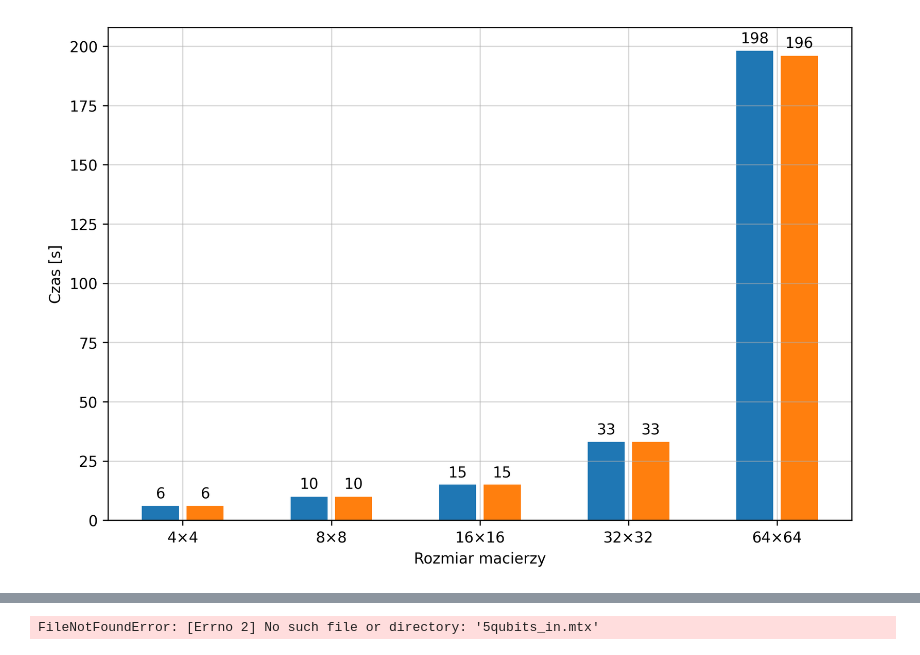
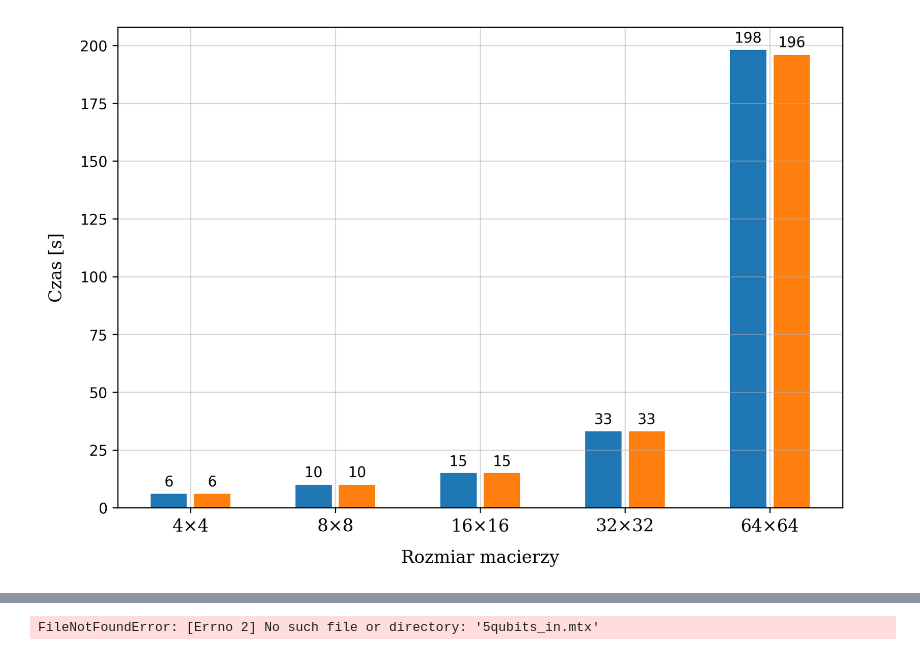
Before and after one commit to Argmaster/bachelors_thesis, a Jupyter notebook: resources/benchmark_3/plot.ipynb, the cells around one changed output, grey strips where cells are left out. Drawn from its saved outputs; the diff is of its cells as text; code cells hidden in the pictures.

```diff
--- a/resources/benchmark_3/plot.ipynb
+++ b/resources/benchmark_3/plot.ipynb
@@ -87,32 +87,34 @@ iters = [25867, 65726, 129467, 405058, 1680436]
 # %%
 fig = plt.figure(figsize=(9, 6), dpi=300)
 ax = plt.subplot()
 X = np.array([1.0, 2.0, 3.0, 4.0, 5.0, 6.0, 7.0, 8.0, 9.0, 10.0])
 
 rects = ax.bar(X[::2] + 0.2, times.mean(axis=1).astype(np.int64), width=0.5)
 ax.bar_label(rects, padding=3)
 
 rects = ax.bar(X[1::2] - 0.2, times_alt.mean(axis=1).astype(np.int64), width=0.5)
 ax.bar_label(rects, padding=3)
 
 ax.xaxis.set_ticks(
     X[::2] + 0.5,
     [
         "4\xD74",
         "8\xD78",
         "16\xD716",
         "32\xD732",
         "64\xD764",
     ],
+    fontsize=12,
+    family="serif",
 )
 
-ax.set_ylabel("Czas [s]")
-ax.set_xlabel("Rozmiar macierzy")
+ax.set_ylabel("Czas [s]", labelpad=10.0, fontsize=12, family="serif")
+ax.set_xlabel("Rozmiar macierzy", labelpad=10.0, fontsize=12, family="serif")
 
 ax.grid(alpha=0.5)
 
 fig.savefig("plot.png")
 # %% [output]
-[figure, old version]
+[figure, new version]
 # %%
 def plot_2():
```
Also changed, not shown: parts of 1 cell of this notebook, 24 other files.
